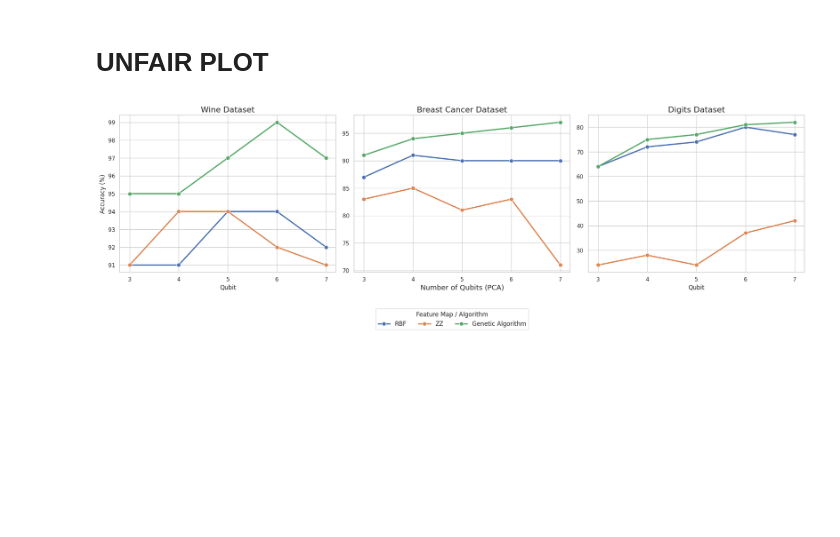
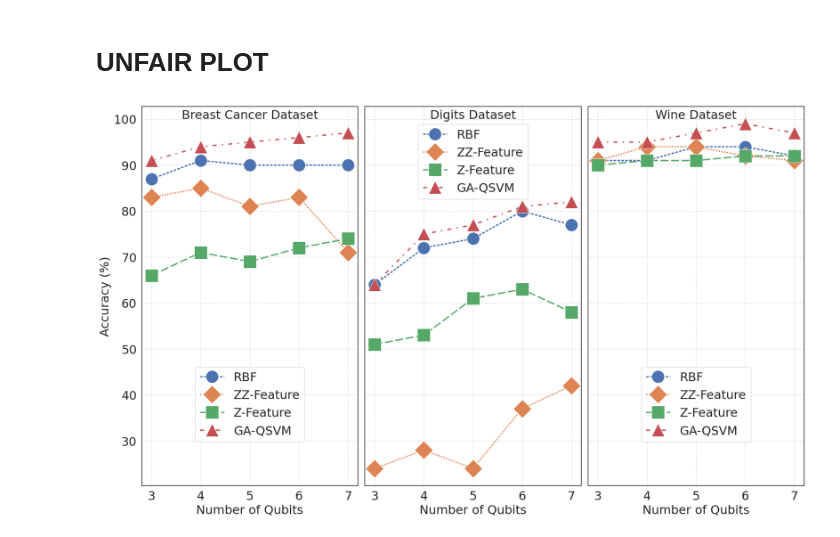
Before and after one commit to vutuanhai237/GA-QSVM, a Jupyter notebook: plot.ipynb, the cells around one changed output. Cells and saved outputs as stored; diff of their text form; code cells hidden in the pictures; blank space fills up the shorter version.

```diff
--- a/plot.ipynb
+++ b/plot.ipynb
@@ -84,6 +108,7 @@ data_wine = {
     'Qubit': list(range(3, 8)),
     'RBF': [91, 91, 94, 94, 92],
     'ZZ-Feature': [91, 94, 94, 92, 91],
+    'Z-Feature': [90, 91, 91, 92, 92],  # ZFeatureMap data
     'GA-QSVM': [95, 95, 97, 99, 97]
 }
 df_wine = pd.DataFrame(data_wine).set_index('Qubit')
@@ -93,63 +118,73 @@ data_cancer = {
     'Qubit': list(range(3, 8)),
     'RBF': [87, 91, 90, 90, 90],
     'ZZ-Feature': [83, 85, 81, 83, 71],
+    'Z-Feature': [66, 71, 69, 72, 74],  # ZFeatureMap data
     'GA-QSVM': [91, 94, 95, 96, 97]
 }
 df_cancer = pd.DataFrame(data_cancer).set_index('Qubit')
 
 # Data for the Digits Dataset
 data_digits = {
     'Qubit': list(range(3, 8)),
     'RBF': [64, 72, 74, 80, 77],
     'ZZ-Feature': [24, 28, 24, 37, 42],
+    'Z-Feature': [51, 53, 61, 63, 58],  # ZFeatureMap data
     'GA-QSVM': [64, 75, 77, 81, 82]
 }
 df_digits = pd.DataFrame(data_digits).set_index('Qubit')
 
 
-# --- Plotting ---
+# Set seaborn style
+sns.set_theme(style="white")
 
-# Set seaborn style
-sns.set_theme(style="whitegrid")
+# Define the markers for each algorithm
+markers = {'GA-QSVM': '^', 'ZZ-Feature': 'D', 'Z-Feature': 's', 'RBF': 'o'}
+dashes = {'GA-QSVM': (3, 4, 1, 4), 'ZZ-Feature': (1, 1), 'Z-Feature': (6, 2), 'RBF': (2 , 1)}
 
-# Create a figure with 3 subplots, sharing the x-axis but NOT the y-axis
-fig, axes = plt.subplots(1, 3, figsize=(20, 6), sharex=True)
+fig, axes = plt.subplots(1, 3, figsize=(19, 12), sharex=True, sharey=True)
 
-# --- Plot 1: Wine ---
-sns.lineplot(data=df_wine, marker='o', linewidth=2.5, markersize=8, dashes=False, ax=axes[0], legend=False)
-axes[0].set_title('Wine Dataset', fontsize=16)
-axes[0].set_ylabel('Accuracy (%)', fontsize=12)
+# --- Plot 1: Breast Cancer ---
+sns.lineplot(data=df_cancer, markers=markers, linewidth=2.5, markersize=24, dashes=dashes, ax=axes[0], legend=False)
+axes[0].set_title('Breast Cancer Dataset', fontsize=23, y=0.96)
+axes[0].set_ylabel('Accuracy (%)', fontsize=23)
+axes[0].set_xlabel('Number of Qubits', fontsize=23)
 
-# --- Plot 2: Breast Cancer ---
-sns.lineplot(data=df_cancer, marker='o', linewidth=2.5, markersize=8, dashes=False, ax=axes[1], legend=False)
-axes[1].set_title('Breast Cancer Dataset', fontsize=16)
-axes[1].set_xlabel('Number of Qubits (PCA)', fontsize=14)
+# --- Plot 2: Digits ---
+sns.lineplot(data=df_digits, markers=markers, linewidth=2.5, markersize=24, dashes=dashes, ax=axes[1], legend=False)
+axes[1].set_title('Digits Dataset', fontsize=23, y=0.96)
+axes[1].set_xlabel('Number of Qubits', fontsize=23)
 axes[1].set_ylabel('') # Remove redundant y-axis label
 
-# --- Plot 3: Digits ---
-# Plot with a legend to grab handles and labels
-sns.lineplot(data=df_digits, marker='o', linewidth=2.5, markersize=8, dashes=False, ax=axes[2])
-axes[2].set_title('Digits Dataset', fontsize=16)
+# --- Plot 3: Wine ---
+# We plot with a legend here so we can grab the handles and labels from it
+sns.lineplot(data=df_wine, markers=markers, linewidth=2.5, markersize=24, dashes=dashes, ax=axes[2])
+axes[2].set_title('Wine Dataset', fontsize=23, y=0.96)
 axes[2].set_ylabel('') # Remove redundant y-axis label
+axes[2].set_xlabel('Number of Qubits', fontsize=23)
 
-# --- Final Touches ---
+# Set integer ticks for the shared x-axis
+for ax in axes:
+    ax.set_xticks(ticks=df_wine.index)
+    ax.set_xticklabels(labels=df_wine.index, fontsize=23)
 
-# Set integer ticks for the shared x-axis to cover the full range
-plt.xticks(ticks=df_wine.index)
+y_ticks = np.arange(30, 101, 10)
+axes[0].set_yticks(y_ticks)
+axes[0].tick_params(axis='y', labelsize=23)
 
-# Create a single shared legend
-handles, labels_orig = axes[2].get_legend_handles_labels()
-# Rename labels for consistency
-labels = [l.replace('ZZ-Feature', 'ZZ') for l in labels_orig]
-labels = [l.replace('GA-QSVM', 'Genetic Algorithm') for l in labels]
+for ax in axes:
+    ax.grid(axis='both', linestyle='--', alpha=0.7)
 
-axes[2].get_legend().remove() # Remove the individual legend
-fig.legend(handles, labels, loc='lower center', bbox_to_anchor=(0.5, -0.08), ncol=3, fontsize=12, title="Feature Map / Algorithm")
+# Create a single shared legend from the last plot (which has the legend data)
+handles, labels = axes[2].get_legend_handles_labels()
+axes[2].get_legend().remove() # Remove the individual legend from the third plot
+axes[0].legend(handles, labels, loc='lower center', bbox_to_anchor=(0.5, 0.1), ncol=1, fontsize=23, title="", numpoints=1, title_fontsize=15)
+axes[1].legend(handles, labels, loc='lower center', bbox_to_anchor=(0.5, 0.74), ncol=1, fontsize=23, title="", numpoints=1, title_fontsize=15)
+axes[2].legend(handles, labels, loc='lower center', bbox_to_anchor=(0.5, 0.1), ncol=1, fontsize=23, title="", numpoints=1, title_fontsize=15)
 
-# Adjust layout
+# Adjust layout to prevent titles and legend from overlapping
 plt.tight_layout()
-plt.subplots_adjust(bottom=0.2)
+plt.subplots_adjust(bottom=0.15) # Make space for the bottom legend
 
 plt.show()
 # %% [output]
-[figure, old version]
+[figure, new version]
```
Also changed, not shown: parts of 1 cell of this notebook, 2 other files.
